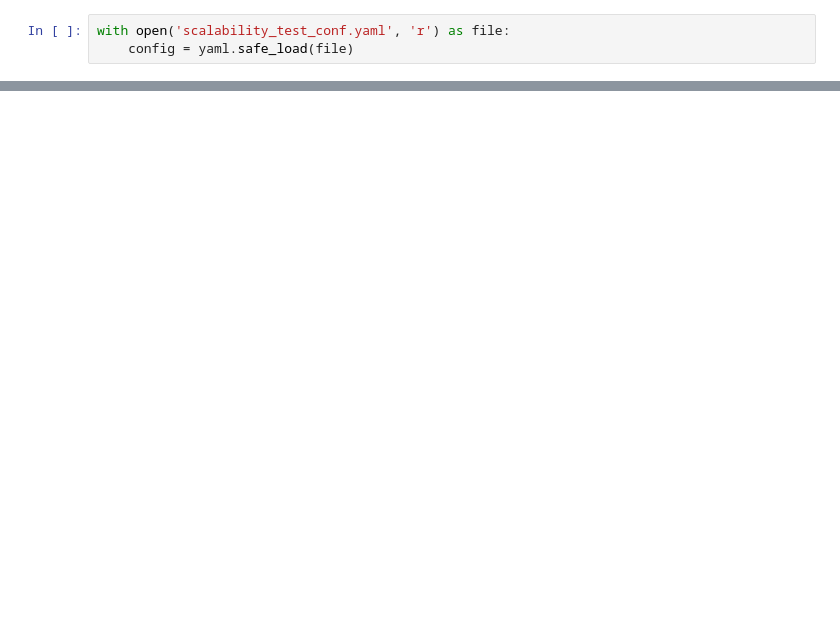
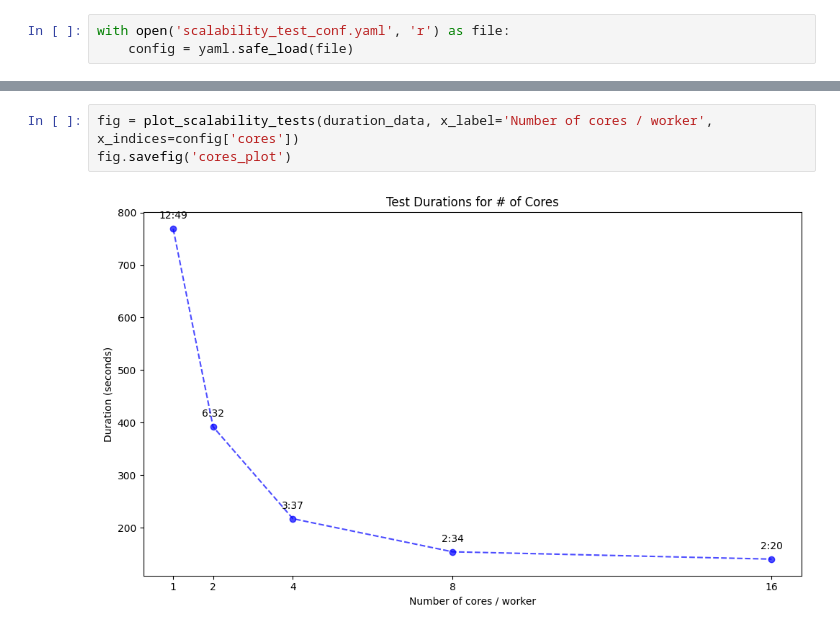
Before and after one commit to DanielVeress/data-engineering-project, a Jupyter notebook: notebooks/scalability_tests_with_vader.ipynb, the cells around one changed output, grey strips where cells are left out. Saved outputs shown, nothing was run; the diff lists cells and outputs as text; blank space fills up the shorter version.

```diff
--- a/notebooks/scalability_tests_with_vader.ipynb
+++ b/notebooks/scalability_tests_with_vader.ipynb
@@ -289,3 +231,8 @@ To adjust logging level use sc.setLogLevel(newLevel). For SparkR, use setLogLeve
+# %%
+fig = plot_scalability_tests(duration_data, x_label='Number of cores / worker', x_indices=config['cores'])
+fig.savefig('cores_plot')
+# %% [output]
+[figure, added]
 # %%
 ## benchmarking nodes
 duration_data = {
```
Also changed, not shown: parts of 8 cells of this notebook, 7 other files.
